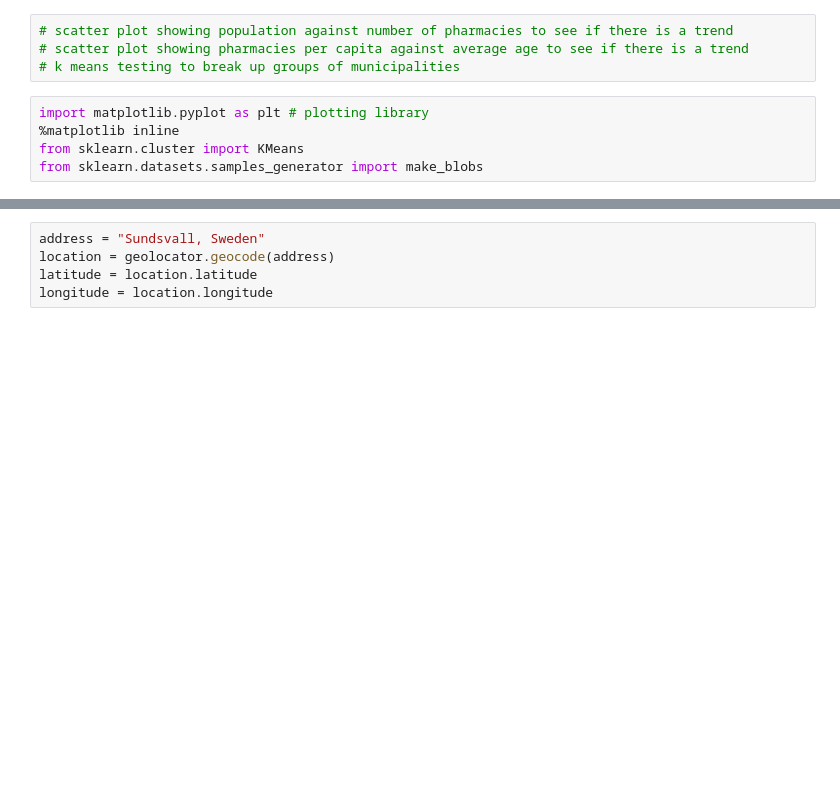
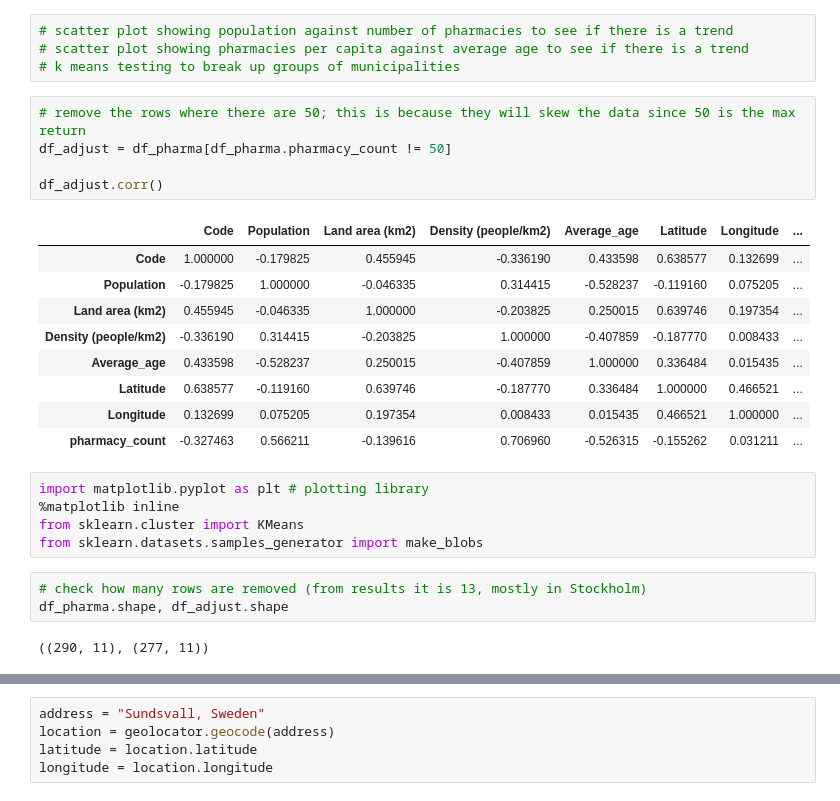
Before and after one commit to mcalmeida13/Coursera-_Capstone, a Jupyter notebook: Data Science Capstone Assessment 2.ipynb, the cells around one changed output, grey strips where cells are left out. Cells and saved outputs as stored; diff of their text form; blank space fills up the shorter version.

```diff
--- a/Data Science Capstone Assessment 2.ipynb
+++ b/Data Science Capstone Assessment 2.ipynb
@@ -162,8 +175,28 @@ df_pharma.head()
 # scatter plot showing population against number of pharmacies to see if there is a trend
 # scatter plot showing pharmacies per capita against average age to see if there is a trend
 # k means testing to break up groups of municipalities
+# %%
+# remove the rows where there are 50; this is because they will skew the data since 50 is the max return
+df_adjust = df_pharma[df_pharma.pharmacy_count != 50]
+
+df_adjust.corr()
+# %% [output]
+|  | Code | Population | Land area (km2) | Density (people/km2) | Average_age | Latitude | Longitude | ... |
+| Code | 1.000000 | -0.179825 | 0.455945 | -0.336190 | 0.433598 | 0.638577 | 0.132699 | ... |
+| Population | -0.179825 | 1.000000 | -0.046335 | 0.314415 | -0.528237 | -0.119160 | 0.075205 | ... |
+| Land area (km2) | 0.455945 | -0.046335 | 1.000000 | -0.203825 | 0.250015 | 0.639746 | 0.197354 | ... |
+| Density (people/km2) | -0.336190 | 0.314415 | -0.203825 | 1.000000 | -0.407859 | -0.187770 | 0.008433 | ... |
+| Average_age | 0.433598 | -0.528237 | 0.250015 | -0.407859 | 1.000000 | 0.336484 | 0.015435 | ... |
+| Latitude | 0.638577 | -0.119160 | 0.639746 | -0.187770 | 0.336484 | 1.000000 | 0.466521 | ... |
+| Longitude | 0.132699 | 0.075205 | 0.197354 | 0.008433 | 0.015435 | 0.466521 | 1.000000 | ... |
+| pharmacy_count | -0.327463 | 0.566211 | -0.139616 | 0.706960 | -0.526315 | -0.155262 | 0.031211 | ... |
 # %%
 import matplotlib.pyplot as plt # plotting library
 %matplotlib inline
 from sklearn.cluster import KMeans
 from sklearn.datasets.samples_generator import make_blobs
+# %%
+# check how many rows are removed (from results it is 13, mostly in Stockholm)
+df_pharma.shape, df_adjust.shape
+# %% [output]
+((290, 11), (277, 11))
```
Also changed, not shown: parts of 17 cells of this notebook.
